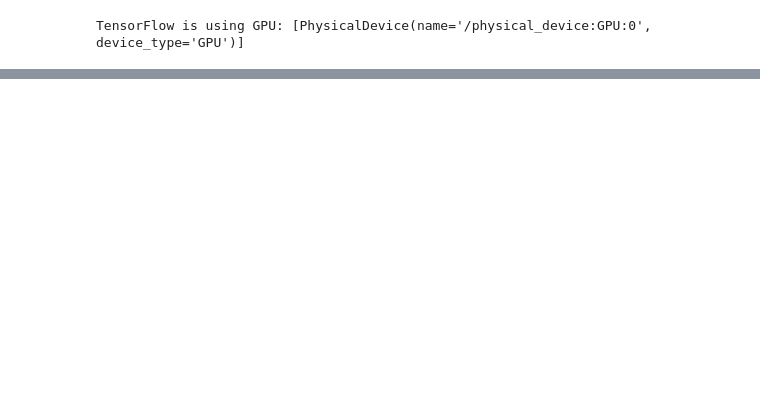
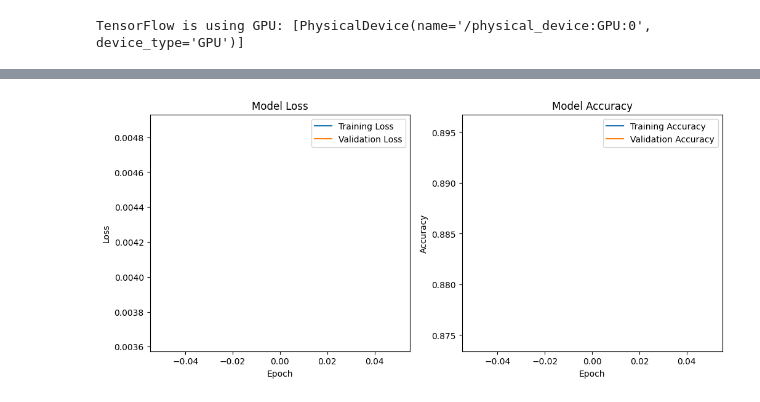
Before and after one commit to TJMazerolle/ImageDeblur, a Jupyter notebook: TrainingNotebook.ipynb, the cells around one changed output, grey strips where cells are left out. Drawn from its saved outputs; the diff is of its cells as text; code cells hidden in the pictures; blank space fills up the shorter version.

```diff
--- a/TrainingNotebook.ipynb
+++ b/TrainingNotebook.ipynb
@@ -39,0 +149,19 @@ for image in train_dataset.take(5):
+# %%
+# Apply preprocessing
+clear_train = clear_train.map(lambda x: preprocess_image(x))
+blurred_train = blurred_train.map(lambda x: preprocess_image(x))
+clear_val = clear_val.map(lambda x: preprocess_image(x))
+blurred_val = blurred_val.map(lambda x: preprocess_image(x))
+
+# Combine the datasets into a tf.data.Dataset of tuples
+train_data = tf.data.Dataset.zip((blurred_train, clear_train))
+validation_data = tf.data.Dataset.zip((blurred_val, clear_val))
+test_data = tf.data.Dataset.zip((blurred_test, clear_test))
+
+# Shuffle and batch the dataset
+train_dataset = train_data.shuffle(100).batch(8)
+validation_data = validation_data.shuffle(100).batch(8)
+test_data = test_data.shuffle(100).batch(8)
+# %%
+history = model.fit(train_data, validation_data = validation_data, epochs=1)  # Adjust epochs and other parameters as needed
+model.save("./Models/ImageDeblurModel.h5")
@@ -39,0 +170,26 @@ for image in train_dataset.take(5):
+# %%
+# Plotting training & validation accuracy values
+plt.figure(figsize=(12, 5))
+
+# Plotting training and validation loss
+plt.subplot(1, 2, 1)
+plt.plot(history.history['loss'], label='Training Loss')
+plt.plot(history.history['val_loss'], label='Validation Loss')
+plt.title('Model Loss')
+plt.xlabel('Epoch')
+plt.ylabel('Loss')
+plt.legend()
+
+# Plotting training and validation accuracy
+plt.subplot(1, 2, 2)
+plt.plot(history.history['accuracy'], label='Training Accuracy')
+plt.plot(history.history['val_accuracy'], label='Validation Accuracy')
+plt.title('Model Accuracy')
+plt.xlabel('Epoch')
+plt.ylabel('Accuracy')
+plt.legend()
+
+# Show the plots
+plt.show()
+# %% [output]
+[figure, added]
```
Also changed, not shown: parts of 10 cells of this notebook.
